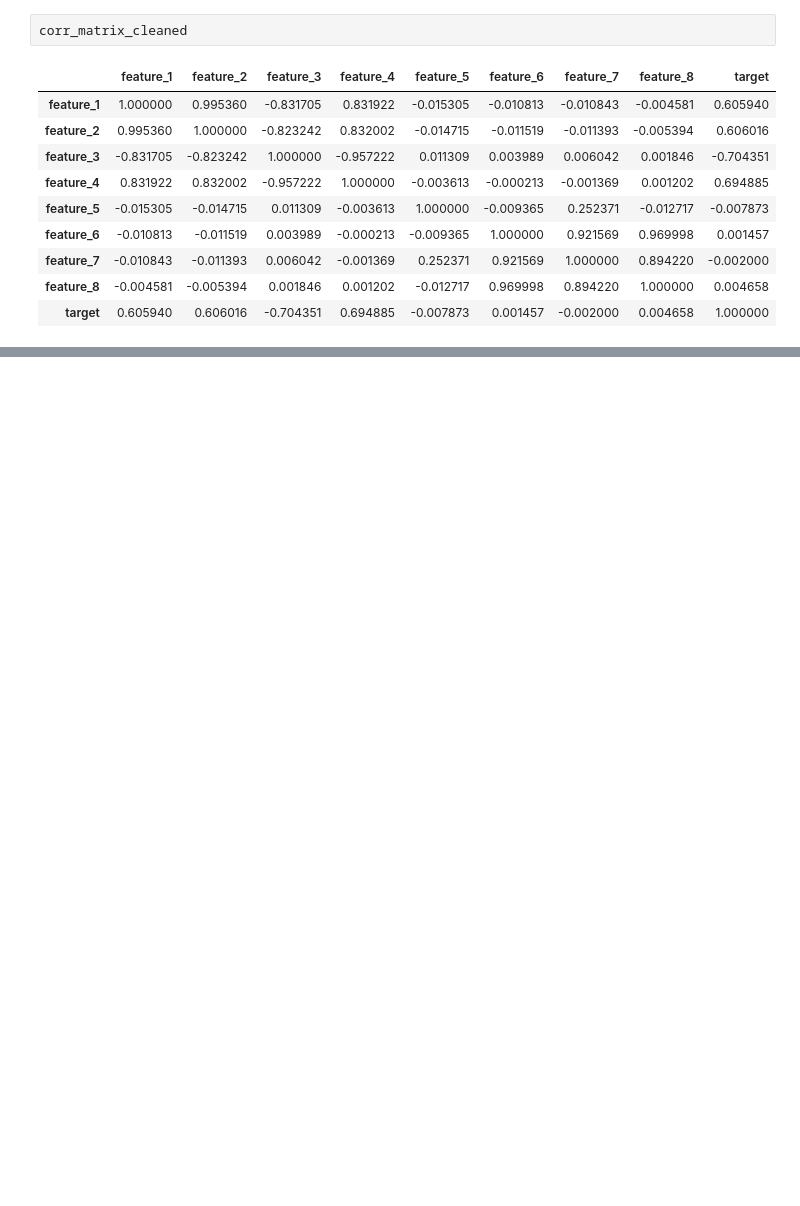
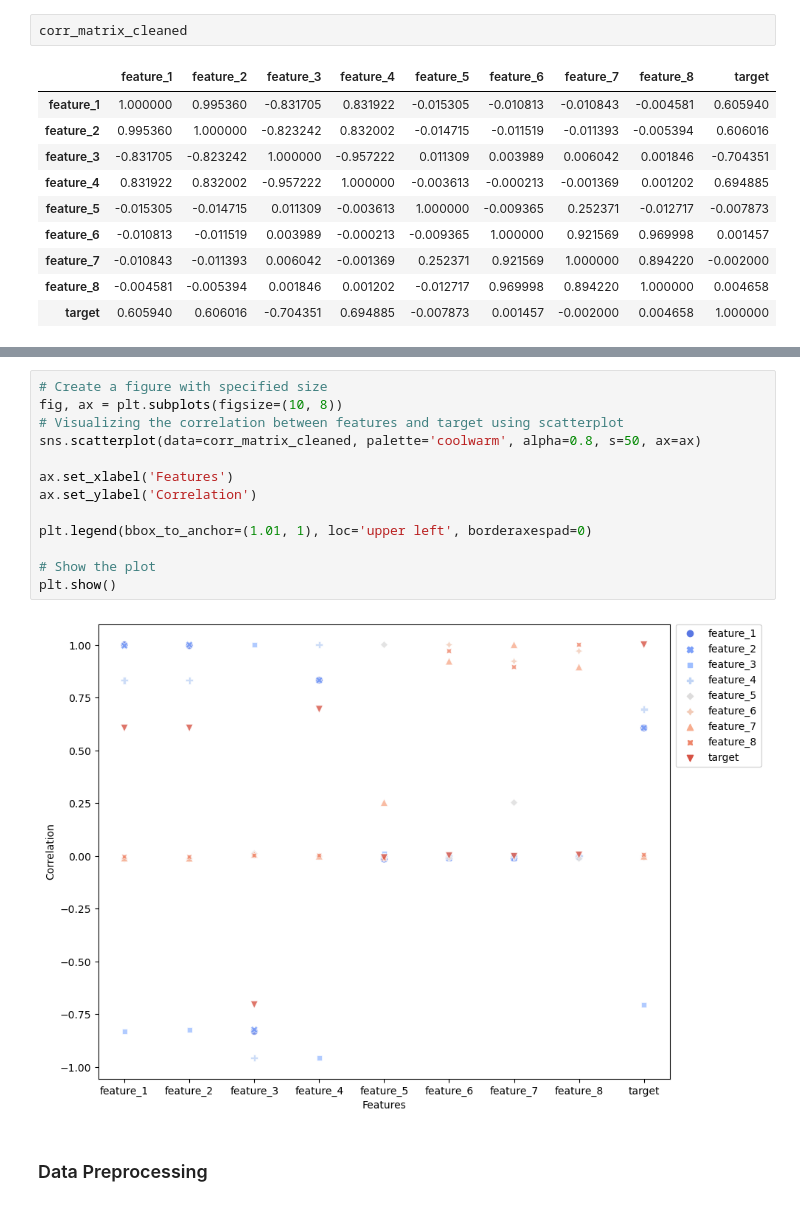
Before and after one commit to Montasir00/Ml_final_project, a Jupyter notebook: Final_Project.ipynb, the cells around one changed output, grey strips where cells are left out. Saved outputs shown, nothing was run; the diff lists cells and outputs as text; blank space fills up the shorter version.

```diff
--- a/Final_Project.ipynb
+++ b/Final_Project.ipynb
@@ -130,3 +175,20 @@ plt.title('Correlation Heatmap Of Features')
 plt.show()
 # %% [output]
 [figure]
+# %%
+# Create a figure with specified size
+fig, ax = plt.subplots(figsize=(10, 8))
+# Visualizing the correlation between features and target using scatterplot
+sns.scatterplot(data=corr_matrix_cleaned, palette='coolwarm', alpha=0.8, s=50, ax=ax)
+
+ax.set_xlabel('Features')
+ax.set_ylabel('Correlation')
+
+plt.legend(bbox_to_anchor=(1.01, 1), loc='upper left', borderaxespad=0)
+
+# Show the plot
+plt.show()
+# %% [output]
+[figure, added]
+# %% [markdown]
+### Data Preprocessing
```
Also changed, not shown: parts of 28 cells of this notebook, 1 other file.
